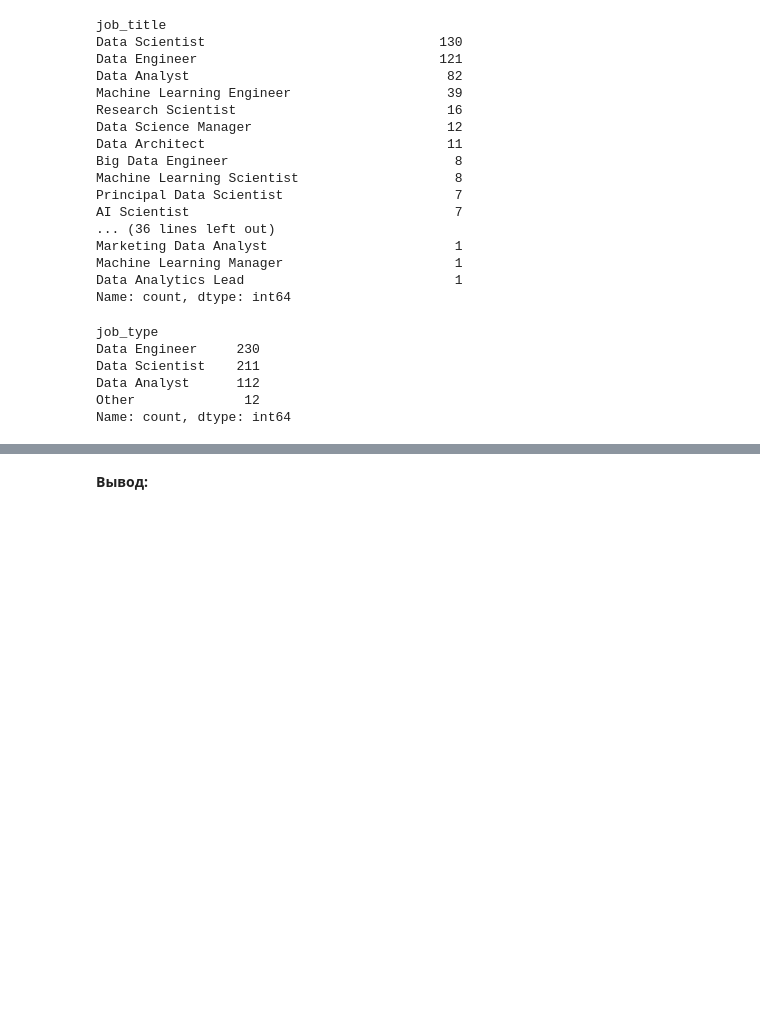
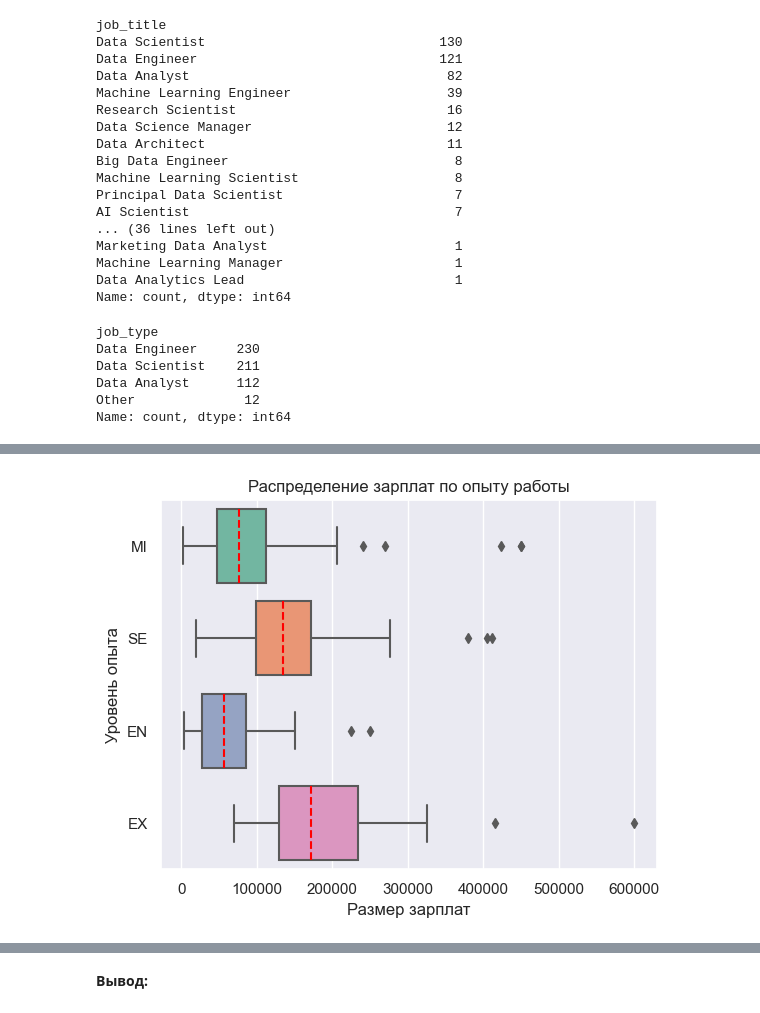
Before and after one commit to redd-ratt/sf_ds_py, a Jupyter notebook: 3-EDA/eda-4/eda_4_hr_ds.ipynb, the cells around one changed output, grey strips where cells are left out. Saved outputs shown, nothing was run; the diff lists cells and outputs as text; code cells hidden in the pictures; blank space fills up the shorter version.

```diff
--- a/3-EDA/eda-4/eda_4_hr_ds.ipynb
+++ b/3-EDA/eda-4/eda_4_hr_ds.ipynb
@@ -257,0 +312,8 @@ sns.heatmap(data.corr(numeric_only=True), annot = True)
+# %%
+# зависимость размера зарплаты от опыта
+ax = sns.boxplot(data, x='salary_in_usd', y='experience_level', orient='h', medianprops={"color": "red", "linestyle": '--'})
+ax.set(xlabel='Размер зарплат', ylabel='Уровень опыта')
+plt.title('Распределение зарплат по опыту работы')
+plt.show()
+# %% [output]
+[figure, added]
```
Also changed, not shown: parts of 59 cells of this notebook, 1 other file.
